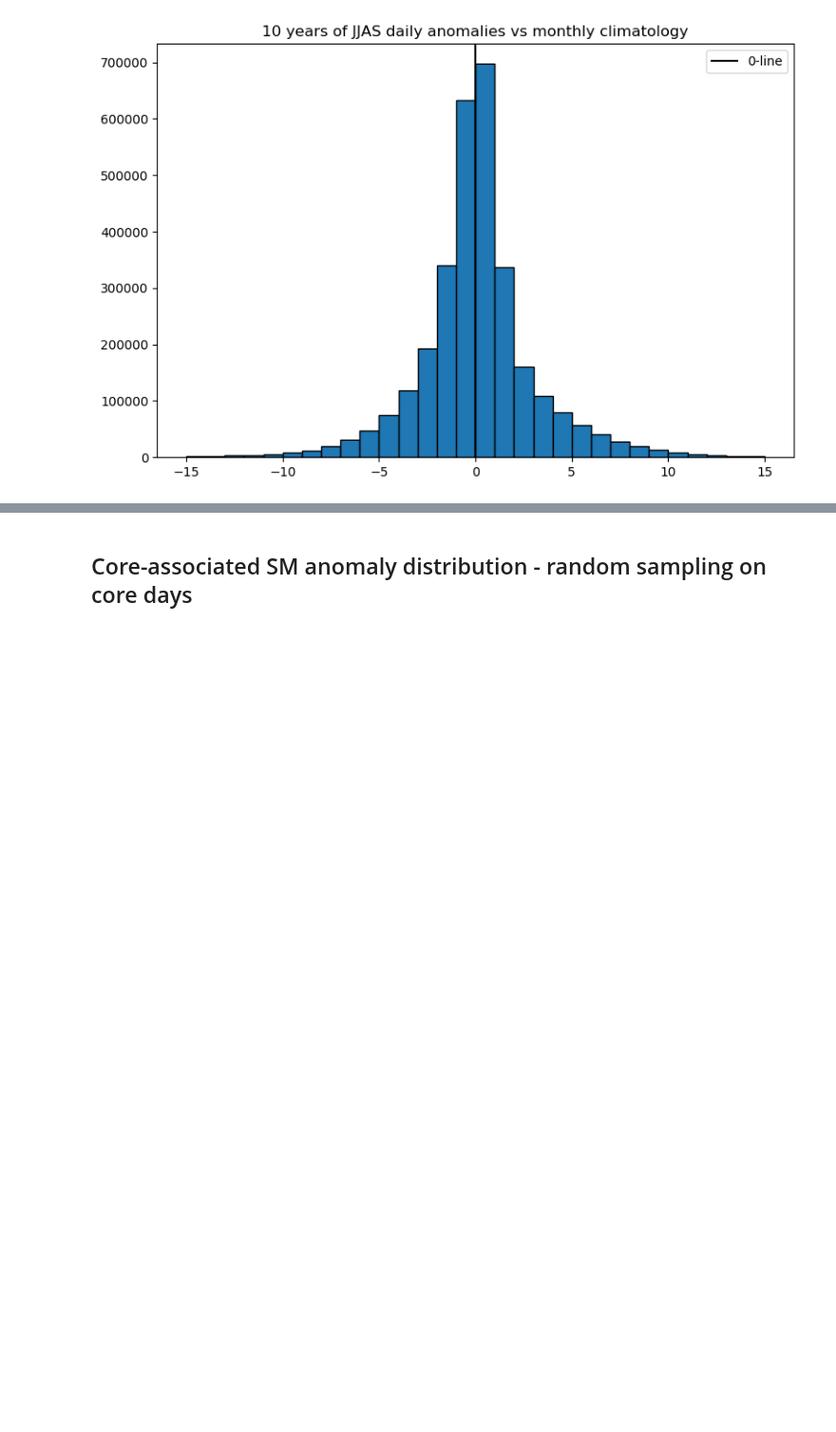
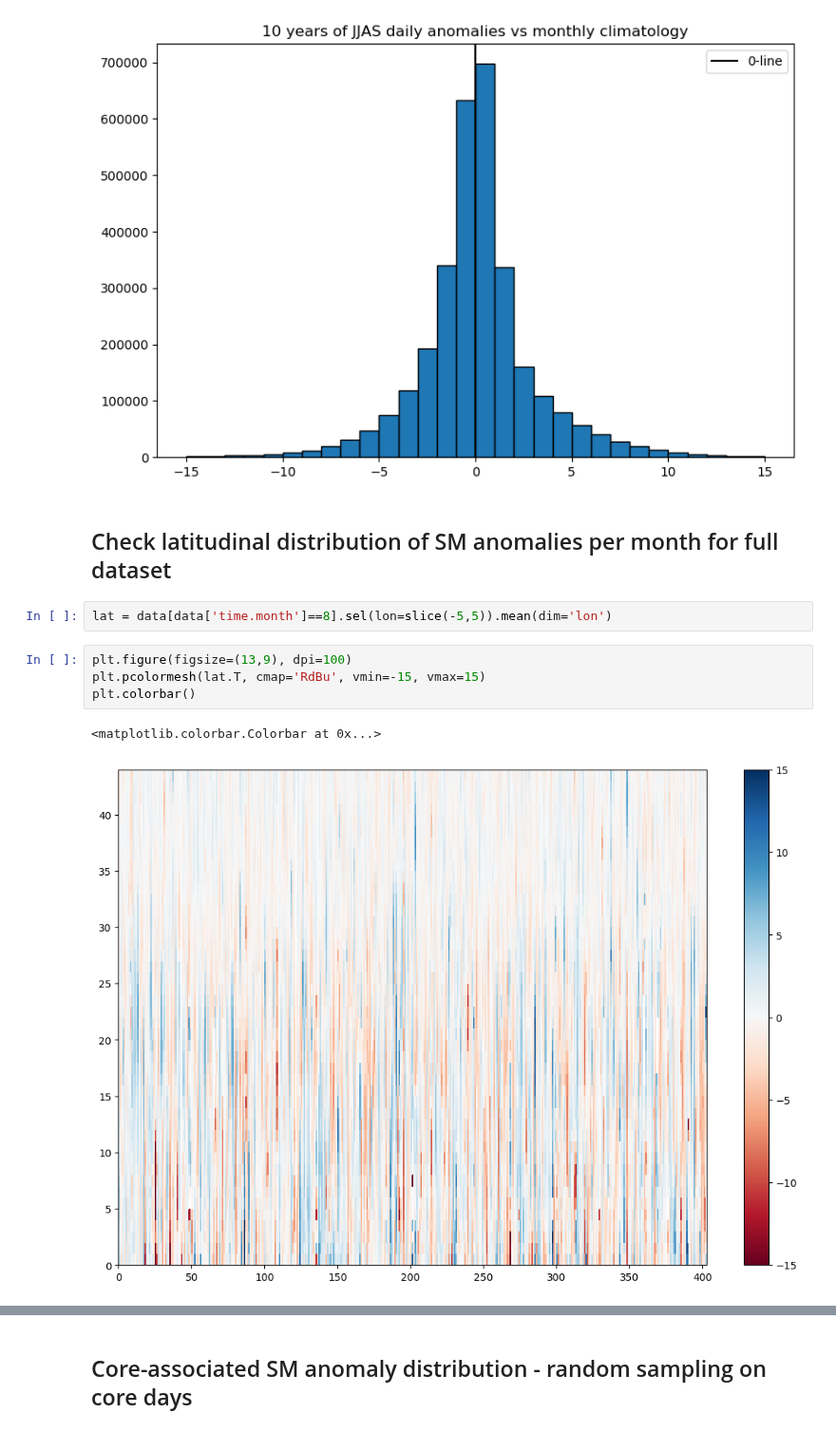
Before and after one commit to cornkle/proj_CEH, a Jupyter notebook: notebooks/AMMA_soil_moisture_distribution_test.ipynb, the cells around one changed output, grey strips where cells are left out. Shown at 95% size. Cells and saved outputs as stored; diff of their text form; blank space fills up the shorter version.

```diff
--- a/notebooks/AMMA_soil_moisture_distribution_test.ipynb
+++ b/notebooks/AMMA_soil_moisture_distribution_test.ipynb
@@ -90,3 +90,14 @@ plt.legend()
 # %% [output]
 <matplotlib.legend.Legend at 0x...>
 [figure]
+# %% [markdown]
+## Check latitudinal distribution of SM anomalies per month for full dataset
+# %%
+lat = data[data['time.month']==8].sel(lon=slice(-5,5)).mean(dim='lon')
+# %%
+plt.figure(figsize=(13,9), dpi=100)
+plt.pcolormesh(lat.T, cmap='RdBu', vmin=-15, vmax=15)
+plt.colorbar()
+# %% [output]
+<matplotlib.colorbar.Colorbar at 0x...>
+[figure, added]
```
Also changed, not shown: parts of 2 cells of this notebook, 8 other files.
